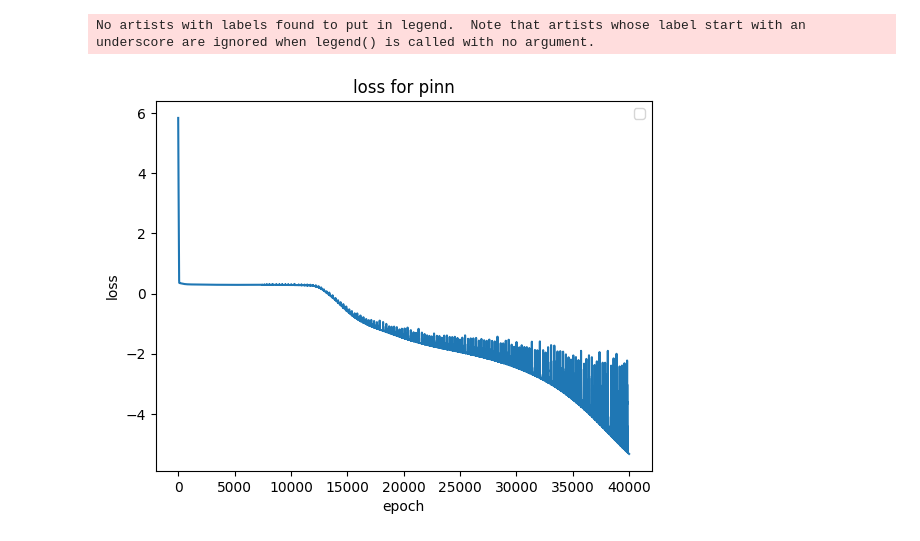
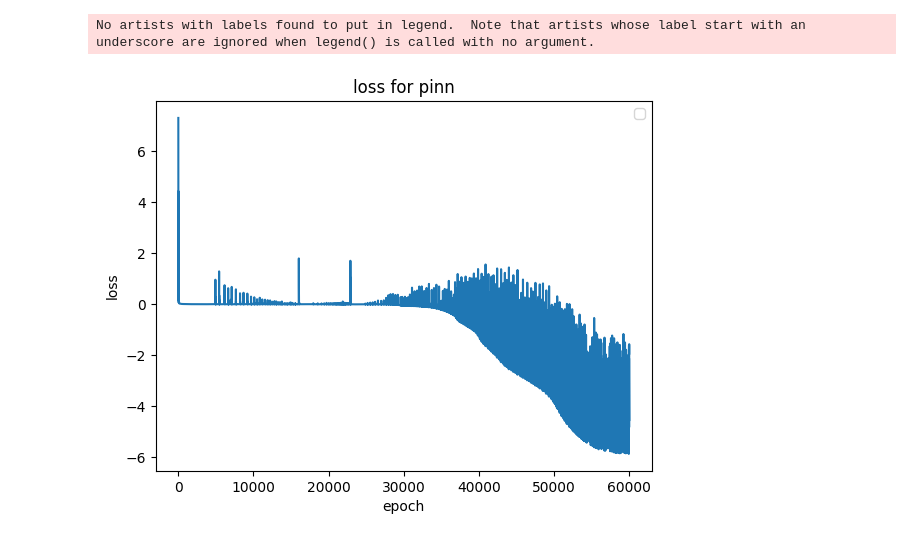
Before and after one commit to Bear-Witness-98/pinns_on_pytorch, a Jupyter notebook: PINN/damped_oscillator.ipynb, the cells around one changed output. Cells and saved outputs as stored; diff of their text form; code cells hidden in the pictures.

```diff
--- a/PINN/damped_oscillator.ipynb
+++ b/PINN/damped_oscillator.ipynb
@@ -43,10 +43,10 @@ def damped_oscillatior_loss(model, t):
     initial_conditions_der = (x_t_0 - X_T_0)**2
     return torch.mean(f) + \
         torch.mean(initial_conditions) + \
-        torch.mean(initial_conditions_der) + \
-        (-0.0629 - model(torch.tensor([0.4848])))**2 + \
-        (-0.5183 - model(torch.tensor([0.3030])))**2 + \
-        (0.2595 - model(torch.tensor([0.6061])))**2
+        torch.mean(initial_conditions_der)
+        # (-0.0629 - model(torch.tensor([0.4848])))**2 + \
+        # (-0.5183 - model(torch.tensor([0.3030])))**2 + \
+        # (0.2595 - model(torch.tensor([0.6061])))**2
 
 # Training data
 t = 2*torch.rand(100, 1)  # Randomly sampled points in [0, 1]
@@ -55,13 +55,13 @@ t.requires_grad = True
 # Create PINN model
 model = PINN()
 
-optimizer = optim.Adam(params=[{'params': model.parameters()}, {'params': t}], lr=1e-4)
+optimizer = optim.Adam(params=model.parameters(), lr=1e-3)
 
 # loss tracking
 losses = []
 
 # Training loop
-epochs = 40000
+epochs = 60000
 for epoch in range(epochs):
     optimizer.zero_grad()
 
@@ -106,5 +106,5 @@ Epoch [39000/40000], Loss: 0.00698336074128747
 No artists with labels found to put in legend.  Note that artists whose label start with an underscore are ignored when legend() is called with no argument.
-[figure, old version]
+[figure, new version]
 # %%
 # Test the model
 t_test = 2*torch.linspace(0, 1, 100).reshape(-1, 1)
```
Also changed, not shown: parts of 3 cells of this notebook, 2 other files.
